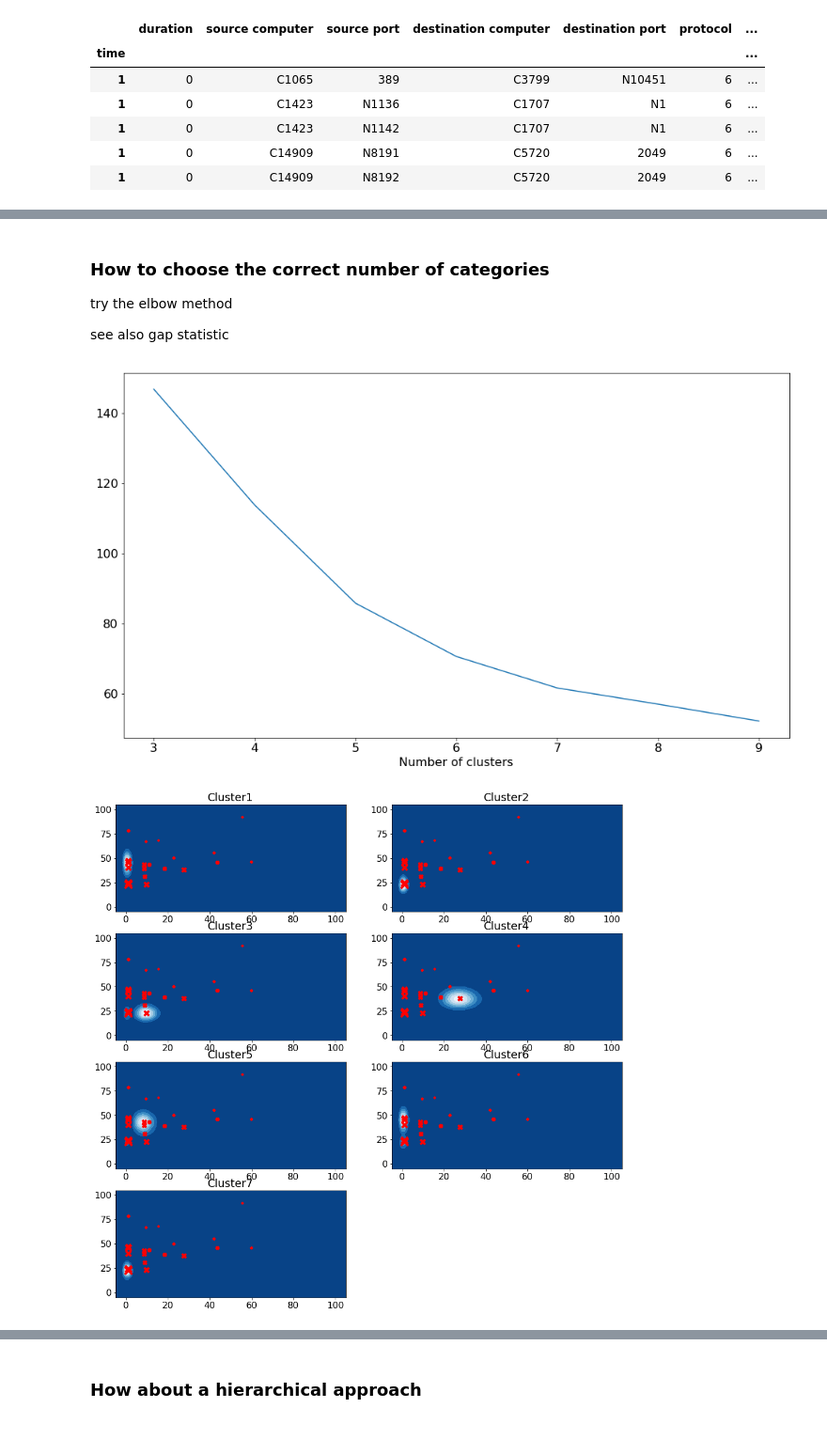
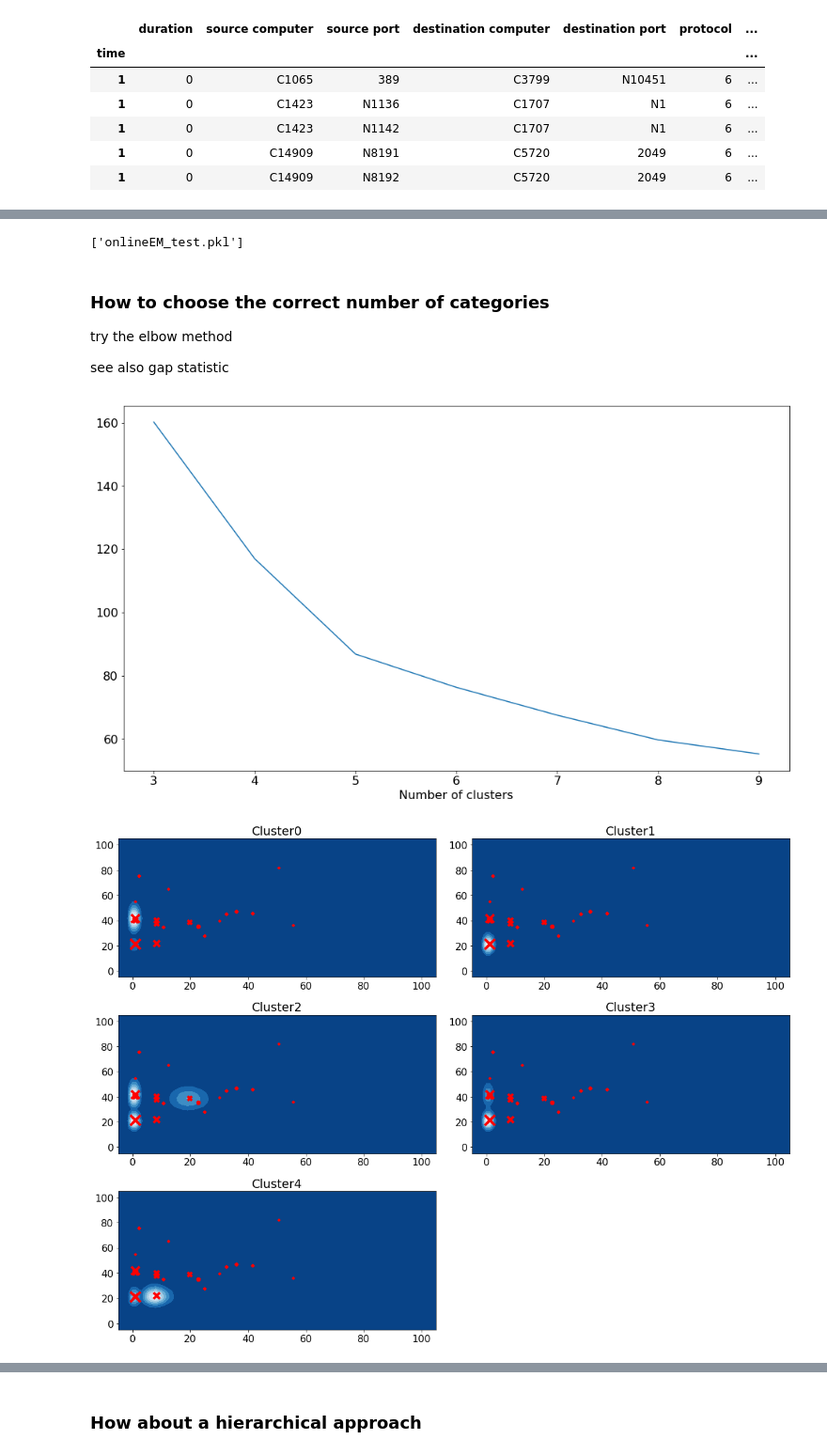
Before and after one commit to SotirisAnagnostidis/onlineAnomalyDetection, a Jupyter notebook: diploma/diploma.ipynb, the cells around one changed output, grey strips where cells are left out. Shown at 94% size. Saved outputs shown, nothing was run; the diff lists cells and outputs as text; code cells hidden in the pictures.

```diff
--- a/diploma/diploma.ipynb
+++ b/diploma/diploma.ipynb
@@ -5,7 +5,7 @@ import pandas as pd
 import numpy as np
 %matplotlib inline
 
-df = pd.read_csv('../../../diploma/multi-source-syber-security-events/flows.txt', header=None, nrows=10000)
+df = pd.read_csv('../../../diploma/multi-source-syber-security-events/flows.txt', header=None, nrows=100000)
 
 df.columns = ['time', 'duration', 'source computer', 'source port', 'destination computer',
               'destination port', 'protocol', 'packet count', 'byte count']
@@ -16,7 +16,6 @@ df.columns = ['time', 'duration', 'source computer', 'source port', 'destination
 
 df.index = df['time']
 df.drop(columns=['time'],inplace=True)
-df.sort_index(inplace=True)
 df.head()
 # %% [output]
 |  | duration | source computer | source port | destination computer | destination port | protocol | ... |
@@ -71,6 +70,6 @@ kplusplus = KPlusPlus(mixtures, groupped_data.values[:,:-1])
 kplusplus.init_centers()
 
 # random initialization
-onlineEM = OnlineEM([1/mixtures]*mixtures, kplusplus.centers, 500, n_clusters=20)
+onlineEM = OnlineEM([1/mixtures]*mixtures, kplusplus.centers, 500, n_clusters=20, verbose=1)
 plot_points(groupped_data.values[:,:-1], onlineEM)
 # %% [output]
@@ -94,3 +222,8 @@ plot_all_categories(onlineEM)
+# %%
+from sklearn.externals import joblib
+joblib.dump(onlineEM, 'onlineEM_test.pkl')
+# %% [output]
+['onlineEM_test.pkl']
 # %% [markdown]
 ### How to choose the correct number of categories
 
@@ -120,13 +253,13 @@ plt.plot(cluster_sizes, cluster_scores)
 plt.xlabel('Number of clusters')
 plt.show()
 # %% [output]
-[figure, old version]
+[figure, new version]
 # %%
 # try 7 clusters
 
-n_clusters = 7
+n_clusters = 5
 
-onlineEM.probabilities_per_kMean_cluster = np.zeros(shape=(n_clusters, self.m))
+onlineEM.probabilities_per_kMean_cluster = np.zeros(shape=(n_clusters, onlineEM.m))
 # each cluster has a number of hosts in it
 onlineEM.counts_per_kMeans_cluster = np.zeros(n_clusters)
 
@@ -144,8 +277,8 @@ for host in onlineEM.hosts.keys():
 
     onlineEM.counts_per_kMeans_cluster[category] += 1
 # %%
-onlineEM.n_clusters = 7
+onlineEM.n_clusters = 5
 
 plot_all_categories(onlineEM)
 # %% [output]
-[figure, old version]
+[figure, new version]
```
Also changed, not shown: parts of 40 cells of this notebook, 6 other files.
